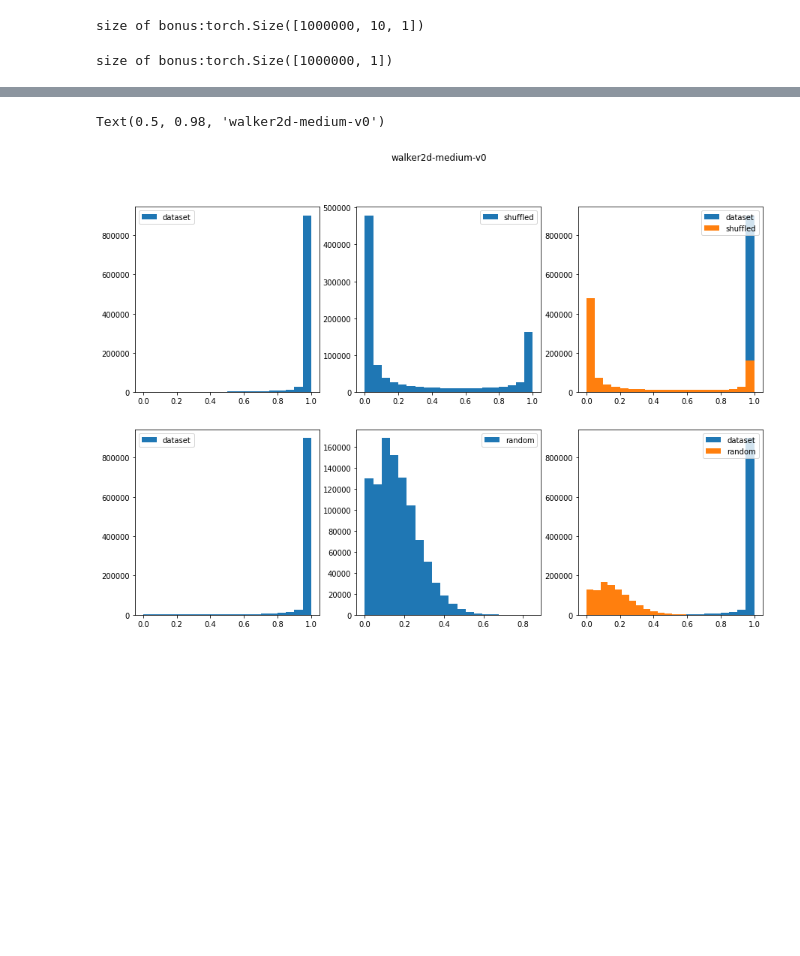
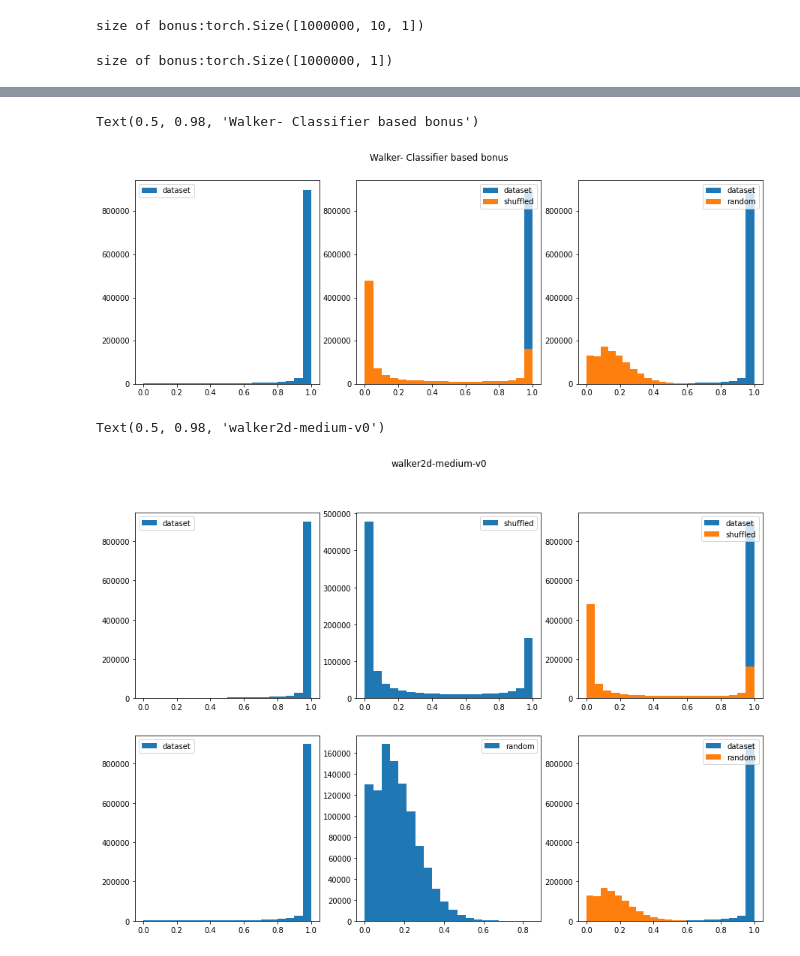
Before and after one commit to shidilrzf/continuous_rnd, a Jupyter notebook: sac/examples/notebooks/Classifier_bonus_walker2d.ipynb, the cells around one changed output, grey strips where cells are left out. Saved outputs shown, nothing was run; the diff lists cells and outputs as text; code cells hidden in the pictures; blank space fills up the shorter version.

```diff
--- a/sac/examples/notebooks/walker2d.ipynb
+++ b/sac/examples/notebooks/Classifier_bonus_walker2d.ipynb
@@ -273,3 +273,27 @@ rho2:3.9
+# %%
+num_bins = 20
+matplotlib.rcParams['figure.figsize'] = (15, 5)
+fig=plt.figure()
+plt.subplot(1, 3, 1)
+plt.hist(bonus, bins = num_bins, label='dataset')
+plt.legend()
+
+
+plt.subplot(1, 3, 2)
+plt.hist(bonus, bins = num_bins, label='dataset')
+plt.hist(bonus_shuffled, bins = num_bins, label='shuffled')
+plt.legend(loc='upper right')
+
+
+plt.subplot(1, 3, 3)
+plt.hist(bonus, bins = num_bins, label='dataset')
+plt.hist(bonus_random_mean, bins = num_bins, label='random')
+plt.legend(loc='upper right')
+
+plt.suptitle('Walker- Classifier based bonus')
+# %% [output]
+Text(0.5, 0.98, 'Walker- Classifier based bonus')
+[figure, added]
 # %%
 num_bins = 20
 matplotlib.rcParams['figure.figsize'] = (15, 10)
```
Also changed, not shown: parts of 5 cells of this notebook, 4 other files.
